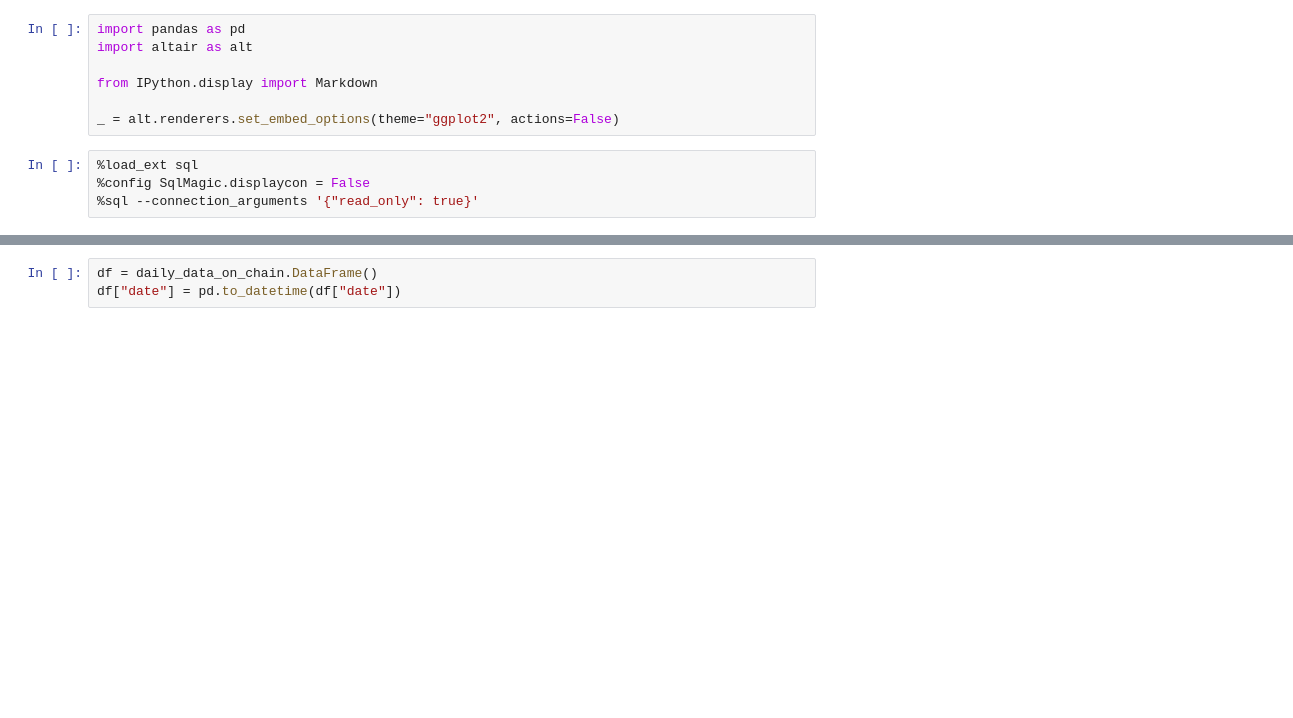
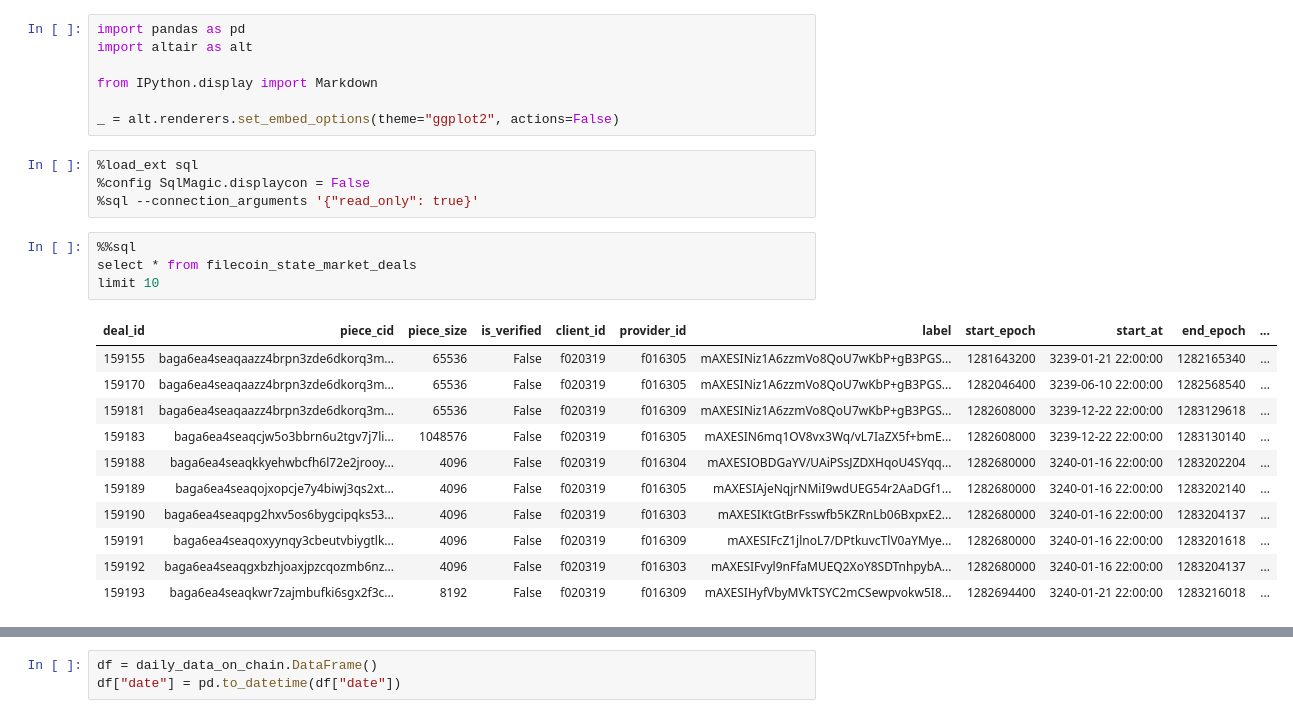
Before and after one commit to davidgasquez/filecoin-data-portal, a Jupyter notebook: reports/deals.ipynb, the cells around one changed output, grey strips where cells are left out. Cells and saved outputs as stored; diff of their text form; blank space fills up the shorter version.

```diff
--- a/reports/deals.ipynb
+++ b/reports/deals.ipynb
@@ -16,3 +16,19 @@ _ = alt.renderers.set_embed_options(theme="ggplot2", actions=False)
 %load_ext sql
 %config SqlMagic.displaycon = False
 %sql --connection_arguments '{"read_only": true}'
+# %%
+%%sql
+select * from filecoin_state_market_deals
+limit 10
+# %% [output]
+| deal_id | piece_cid | piece_size | is_verified | client_id | provider_id | label | start_epoch | start_at | end_epoch | ... |
+| 159155 | baga6ea4seaqaazz4brpn3zde6dkorq3m... | 65536 | False | f020319 | f016305 | mAXESINiz1A6zzmVo8QoU7wKbP+gB3PGS... | 1281643200 | 3239-01-21 22:00:00 | 1282165340 | ... |
+| 159170 | baga6ea4seaqaazz4brpn3zde6dkorq3m... | 65536 | False | f020319 | f016305 | mAXESINiz1A6zzmVo8QoU7wKbP+gB3PGS... | 1282046400 | 3239-06-10 22:00:00 | 1282568540 | ... |
+| 159181 | baga6ea4seaqaazz4brpn3zde6dkorq3m... | 65536 | False | f020319 | f016309 | mAXESINiz1A6zzmVo8QoU7wKbP+gB3PGS... | 1282608000 | 3239-12-22 22:00:00 | 1283129618 | ... |
+| 159183 | baga6ea4seaqcjw5o3bbrn6u2tgv7j7li... | 1048576 | False | f020319 | f016305 | mAXESIN6mq1OV8vx3Wq/vL7IaZX5f+bmE... | 1282608000 | 3239-12-22 22:00:00 | 1283130140 | ... |
+| 159188 | baga6ea4seaqkkyehwbcfh6l72e2jrooy... | 4096 | False | f020319 | f016304 | mAXESIOBDGaYV/UAiPSsJZDXHqoU4SYqq... | 1282680000 | 3240-01-16 22:00:00 | 1283202204 | ... |
+| 159189 | baga6ea4seaqojxopcje7y4biwj3qs2xt... | 4096 | False | f020319 | f016305 | mAXESIAjeNqjrNMiI9wdUEG54r2AaDGf1... | 1282680000 | 3240-01-16 22:00:00 | 1283202140 | ... |
+| 159190 | baga6ea4seaqpg2hxv5os6bygcipqks53... | 4096 | False | f020319 | f016303 | mAXESIKtGtBrFsswfb5KZRnLb06BxpxE2... | 1282680000 | 3240-01-16 22:00:00 | 1283204137 | ... |
+| 159191 | baga6ea4seaqoxyynqy3cbeutvbiygtlk... | 4096 | False | f020319 | f016309 | mAXESIFcZ1jlnoL7/DPtkuvcTlV0aYMye... | 1282680000 | 3240-01-16 22:00:00 | 1283201618 | ... |
+| 159192 | baga6ea4seaqgxbzhjoaxjpzcqozmb6nz... | 4096 | False | f020319 | f016303 | mAXESIFvyl9nFfaMUEQ2XoY8SDTnhpybA... | 1282680000 | 3240-01-16 22:00:00 | 1283204137 | ... |
+| 159193 | baga6ea4seaqkwr7zajmbufki6sgx2f3c... | 8192 | False | f020319 | f016309 | mAXESIHyfVbyMVkTSYC2mCSewpvokw5I8... | 1282694400 | 3240-01-21 22:00:00 | 1283216018 | ... |
```
Also changed, not shown: parts of 8 cells of this notebook, 5 other files.
